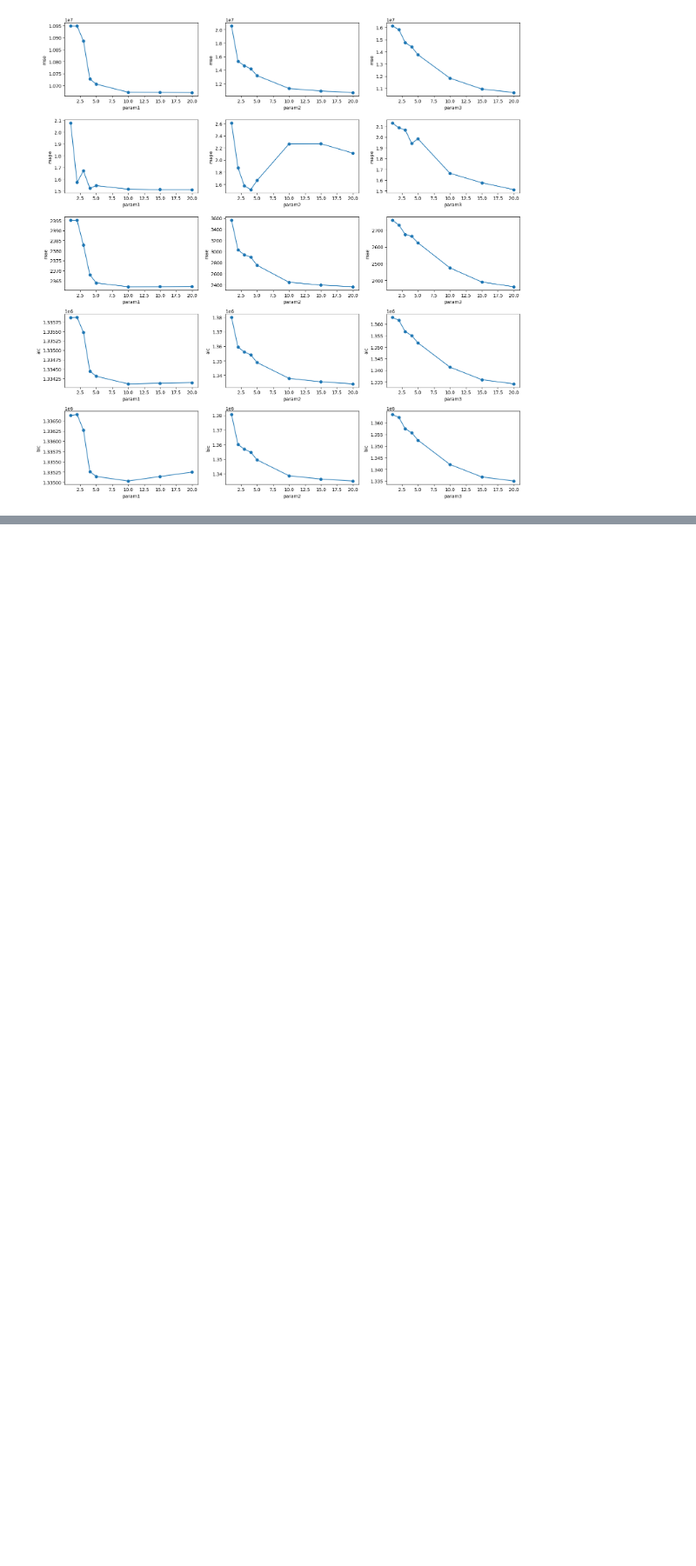
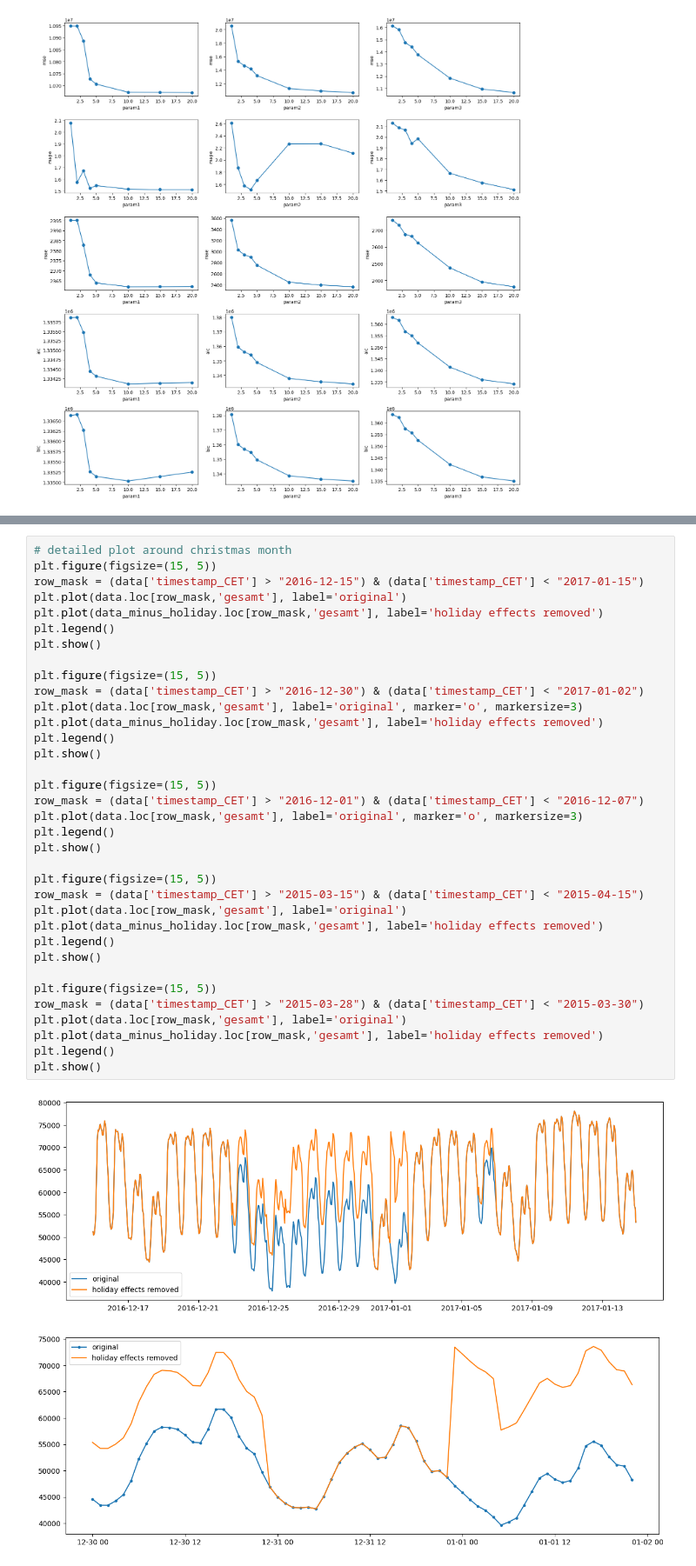
Before and after one commit to hikotei/2023_11-PTSFC, a Jupyter notebook: Energy/2023_12_31 lin reg.ipynb, the cells around one changed output, grey strips where cells are left out. Shown at 87% size. Drawn from its saved outputs; the diff is of its cells as text; blank space fills up the shorter version.

```diff
--- a/Energy/2023_12_31 lin reg.ipynb
+++ b/Energy/2023_12_31 lin reg.ipynb
@@ -786,0 +970,38 @@ plt.show()
+# %%
+# detailed plot around christmas month
+plt.figure(figsize=(15, 5))
+row_mask = (data['timestamp_CET'] > "2016-12-15") & (data['timestamp_CET'] < "2017-01-15")
+plt.plot(data.loc[row_mask,'gesamt'], label='original')
+plt.plot(data_minus_holiday.loc[row_mask,'gesamt'], label='holiday effects removed')
+plt.legend()
+plt.show()
+
+plt.figure(figsize=(15, 5))
+row_mask = (data['timestamp_CET'] > "2016-12-30") & (data['timestamp_CET'] < "2017-01-02")
+plt.plot(data.loc[row_mask,'gesamt'], label='original', marker='o', markersize=3)
+plt.plot(data_minus_holiday.loc[row_mask,'gesamt'], label='holiday effects removed')
+plt.legend()
+plt.show()
+
+plt.figure(figsize=(15, 5))
+row_mask = (data['timestamp_CET'] > "2016-12-01") & (data['timestamp_CET'] < "2016-12-07")
+plt.plot(data.loc[row_mask,'gesamt'], label='original', marker='o', markersize=3)
+plt.legend()
+plt.show()
+
+plt.figure(figsize=(15, 5))
+row_mask = (data['timestamp_CET'] > "2015-03-15") & (data['timestamp_CET'] < "2015-04-15")
+plt.plot(data.loc[row_mask,'gesamt'], label='original')
+plt.plot(data_minus_holiday.loc[row_mask,'gesamt'], label='holiday effects removed')
+plt.legend()
+plt.show()
+
+plt.figure(figsize=(15, 5))
+row_mask = (data['timestamp_CET'] > "2015-03-28") & (data['timestamp_CET'] < "2015-03-30")
+plt.plot(data.loc[row_mask,'gesamt'], label='original')
+plt.plot(data_minus_holiday.loc[row_mask,'gesamt'], label='holiday effects removed')
+plt.legend()
+plt.show()
+# %% [output]
+[figure, added]
+[figure, added]
```
Also changed, not shown: parts of 9 cells of this notebook, 1 other file.
